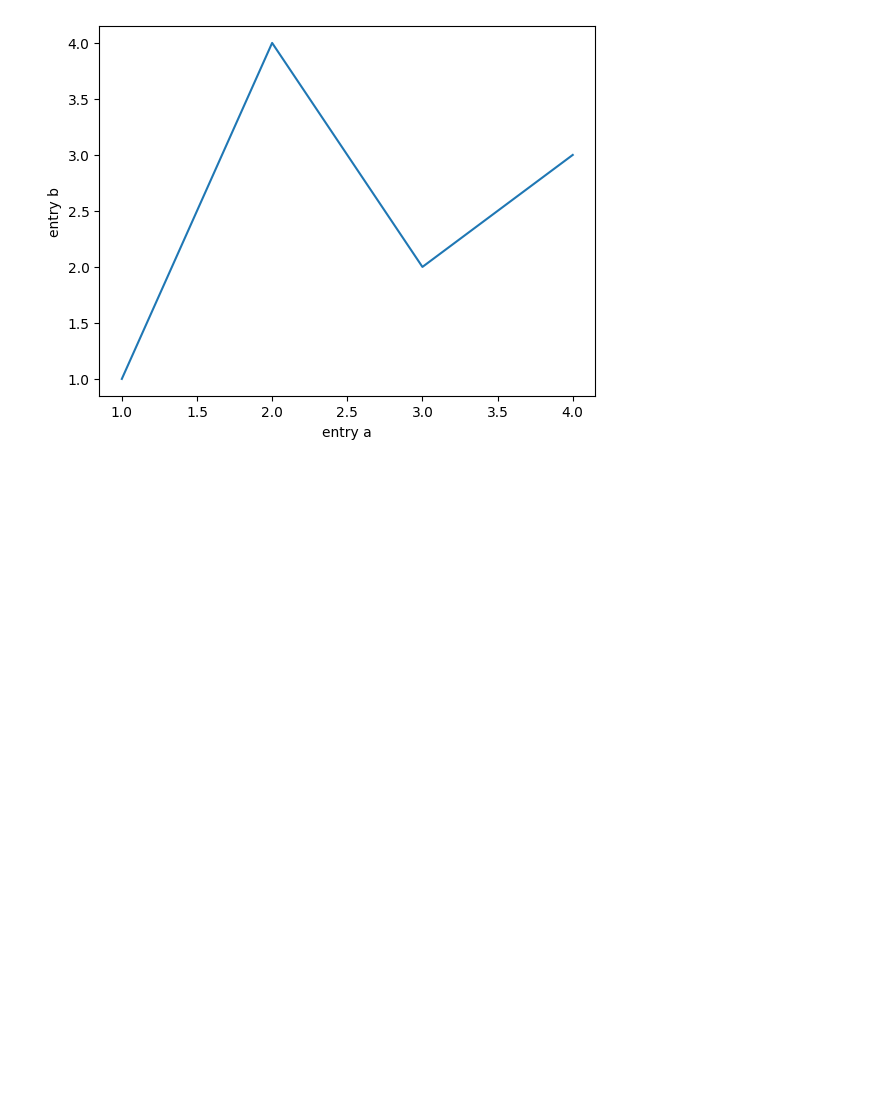
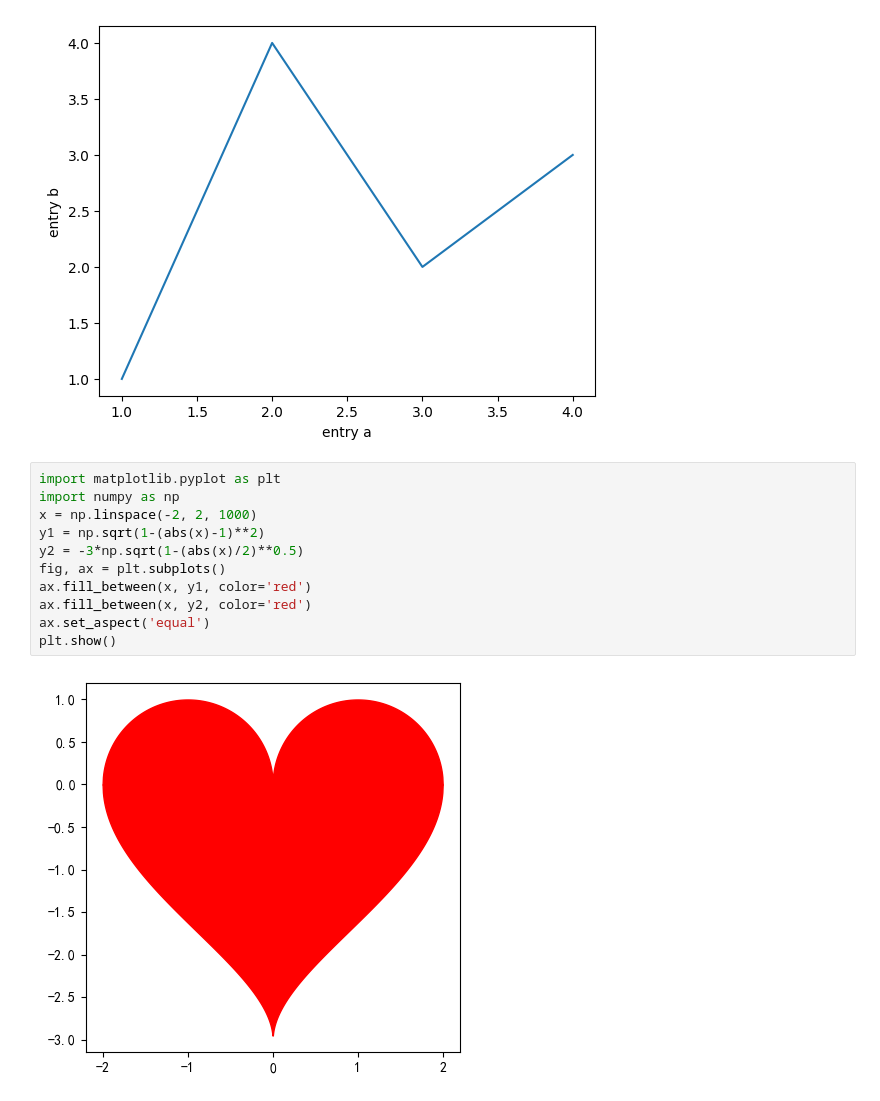
Before and after one commit to Comlimen/Clementine, a Jupyter notebook: 05-dataframe.ipynb, the cells around one changed output. Cells and saved outputs as stored; diff of their text form; blank space fills up the shorter version.

```diff
--- a/05-dataframe.ipynb
+++ b/05-dataframe.ipynb
@@ -295,3 +295,16 @@ ax.set_ylabel('entry b')
 plt.show()
 # %% [output]
 [figure]
+# %%
+import matplotlib.pyplot as plt
+import numpy as np
+x = np.linspace(-2, 2, 1000)
+y1 = np.sqrt(1-(abs(x)-1)**2)
+y2 = -3*np.sqrt(1-(abs(x)/2)**0.5)
+fig, ax = plt.subplots()
+ax.fill_between(x, y1, color='red')
+ax.fill_between(x, y2, color='red')
+ax.set_aspect('equal')
+plt.show()
+# %% [output]
+[figure, added]
```
Also changed, not shown: parts of 1 cell of this notebook, 1 other file.
